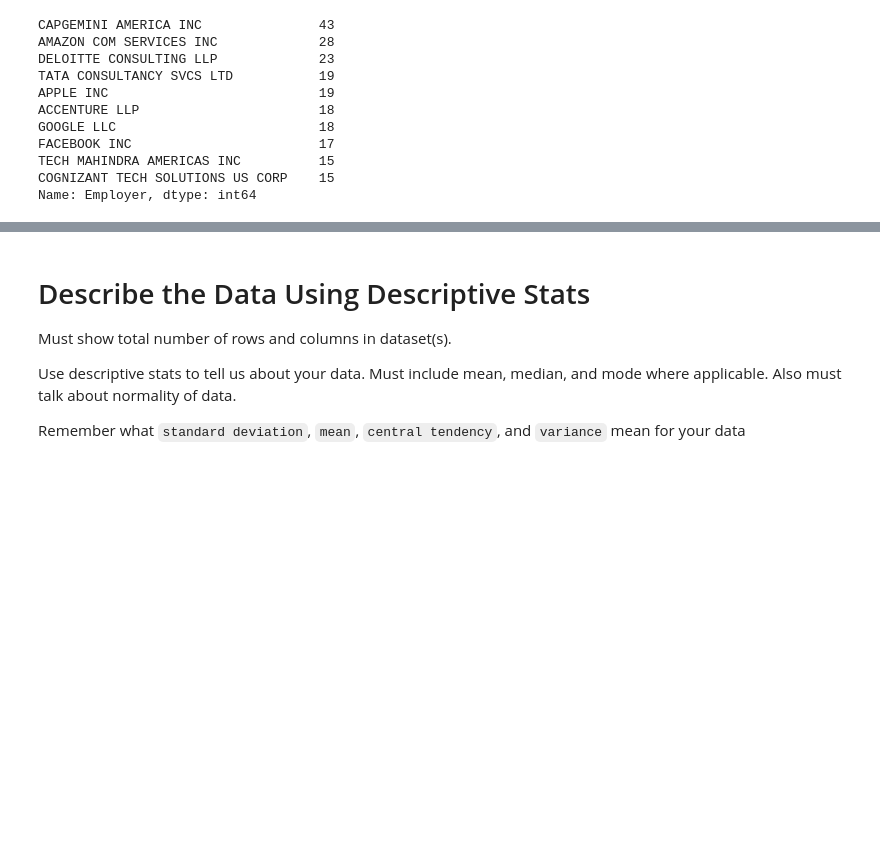
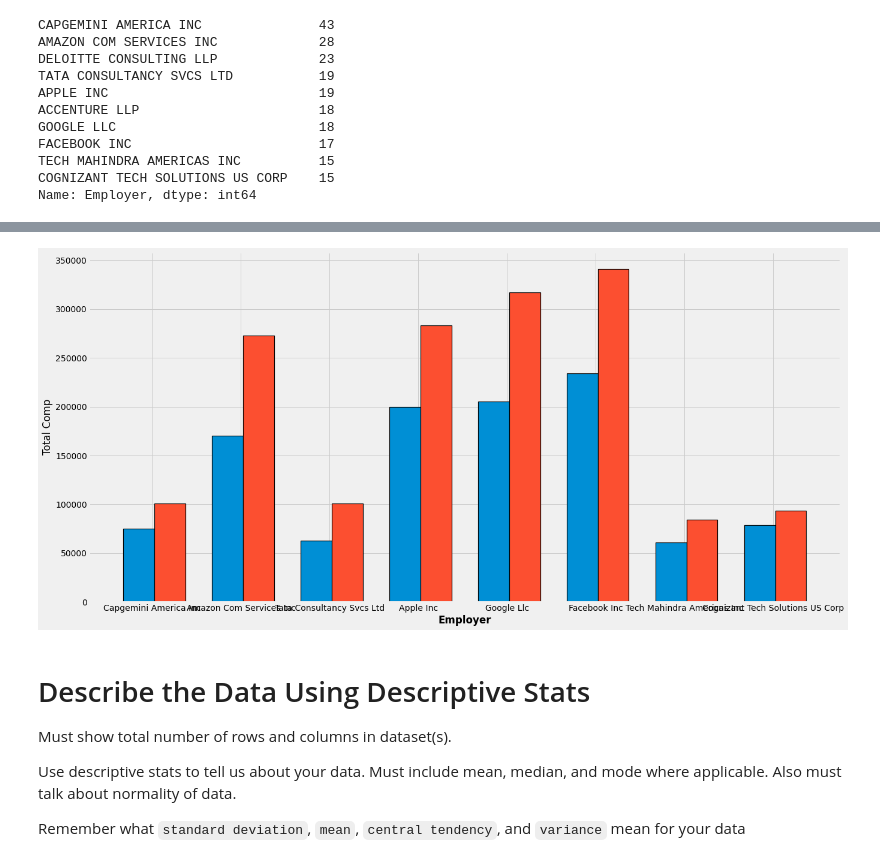
Before and after one commit to prabinspkt/h1b-swe, a Jupyter notebook: Prabin_Sapkota_Miniproject.ipynb, the cells around one changed output, grey strips where cells are left out. Saved outputs shown, nothing was run; the diff lists cells and outputs as text; code cells hidden in the pictures; blank space fills up the shorter version.

```diff
--- a/Prabin_Sapkota_Miniproject.ipynb
+++ b/Prabin_Sapkota_Miniproject.ipynb
@@ -339,0 +414,3 @@ cognizant
+# %%
+top_h1b_linked_salaries = pd.read_csv("linkedin_software_engineer_salaries.csv")
+top_h1b_linked_salaries
@@ -340,3 +427,28 @@ cognizant
+# %%
+swe_salaries = top_h1b_linked_salaries["Software Engineer Salary"]
+senior_swe_salaries = top_h1b_linked_salaries["Senior Software Engineer Salary"]
+
+num_swe_salaries = len(swe_salaries)
+num_senior_swe_salaries = len(senior_swe_salaries)
+
+bar_width = 0.35
+
+# positions in x-axis
+r1 = np.arange(num_swe_salaries)
+r2 = [x+bar_width for x in r1]
+
+plt.figure(figsize=(20,10))
+plt.bar(r1, swe_salaries, width=bar_width, edgecolor="black", linewidth=1.2, label="SWE")
+plt.bar(r2, senior_swe_salaries, width=bar_width, edgecolor="black", linewidth=1.2, label="Senior SWE")
+
+# Add xticks on the middle of the group bars
+plt.xlabel('Employer', fontweight='bold')
+plt.ylabel('Total Comp')
+plt.xticks([r + 0.15 for r in range(len(top_h1b_linked_salaries["Company"]))], top_h1b_linked_salaries["Company"])
+
+plt.show()
+# %% [output]
+[figure, added]
 # %%
 # Data Cleaning
 Show techniques you use to reduce impact of outliers, drop missing, or null values (if any).
```
Also changed, not shown: parts of 17 cells of this notebook, 1 other file.
